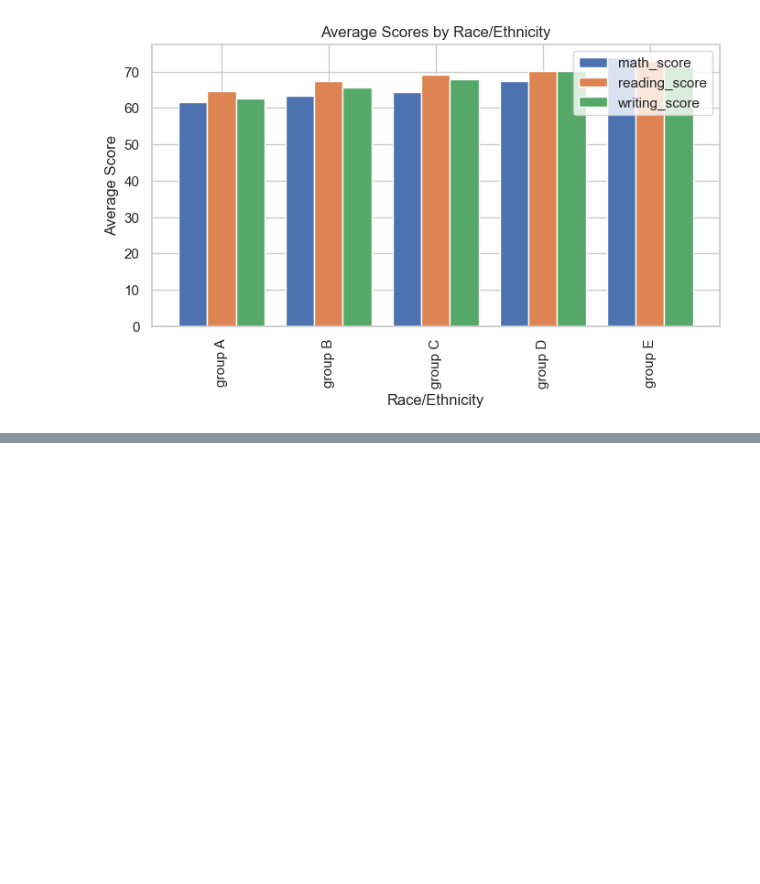
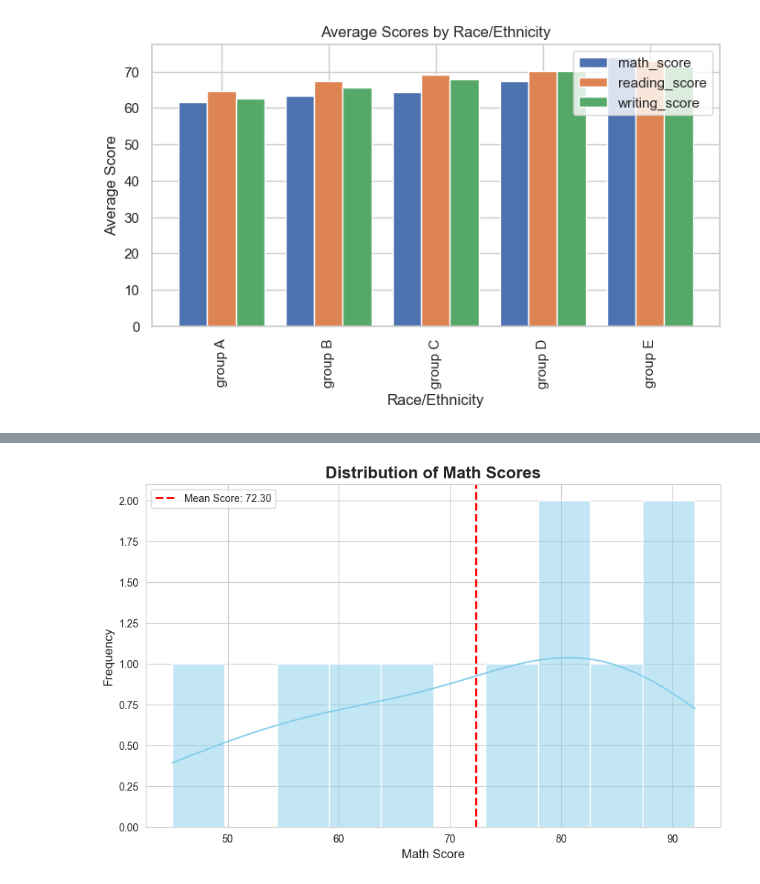
Before and after one commit to Rohitmehraji/my-data-analyst-project, a Jupyter notebook: research/experments.ipynb, the cells around one changed output, grey strips where cells are left out. Cells and saved outputs as stored; diff of their text form; code cells hidden in the pictures; blank space fills up the shorter version.

```diff
--- a/research/experments.ipynb
+++ b/research/experments.ipynb
@@ -114,0 +161,45 @@ plt.show()
+# %%
+import pandas as pd
+import matplotlib.pyplot as plt
+import seaborn as sns
+
+def plot_math_score_histogram(df):
+    """
+    Plots a histogram showing the distribution of 'math_score'.
+
+    Args:
+        df (pd.DataFrame): A DataFrame containing a 'math_score' column.
+    """
+    # Set the style for better aesthetics
+    sns.set_style("whitegrid")
+
+    # Create the histogram using seaborn's histplot
+    plt.figure(figsize=(10, 6))
+    sns.histplot(data=df, x='math_score', bins=10, kde=True, color='skyblue')
+
+    # Add titles and labels for clarity
+    plt.title('Distribution of Math Scores', fontsize=16, fontweight='bold')
+    plt.xlabel('Math Score', fontsize=12)
+    plt.ylabel('Frequency', fontsize=12)
+
+    # Add a vertical line for the mean score for extra context
+    mean_score = df['math_score'].mean()
+    plt.axvline(mean_score, color='red', linestyle='--', linewidth=2, label=f'Mean Score: {mean_score:.2f}')
+    plt.legend()
+
+    # Show the plot
+    plt.show()
+
+# --- Example Usage ---
+
+# Create a sample DataFrame with student math scores
+data = {
+    'gender': ['female', 'male', 'female', 'male', 'female', 'male', 'female', 'male', 'female', 'male'],
+    'math_score': [75, 55, 88, 60, 92, 45, 80, 78, 65, 85]
+}
+student_data = pd.DataFrame(data)
+
+# Call the function with the sample data
+plot_math_score_histogram(student_data)
+# %% [output]
+[figure, added]
```
Also changed, not shown: parts of 1 cell of this notebook.
